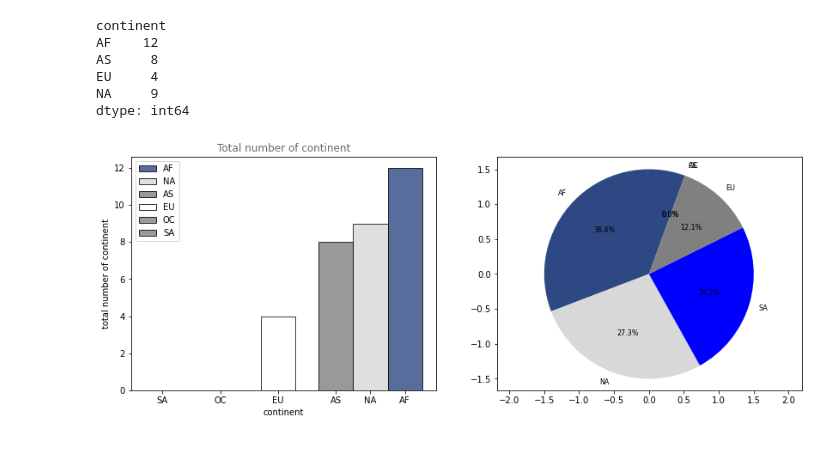
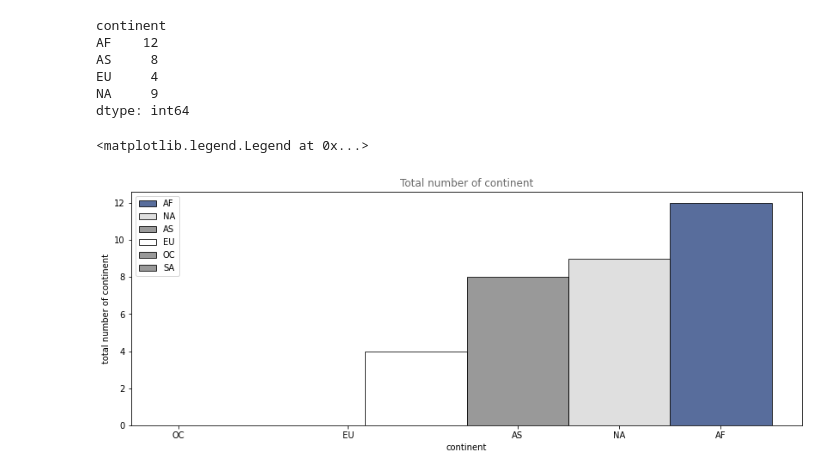
Before and after one commit to Ayoubkassi/Twitter_Comercial_Segments, a Jupyter notebook: Data_analysis.ipynb, the cells around one changed output. Drawn from its saved outputs; the diff is of its cells as text; code cells hidden in the pictures.

```diff
--- a/Data_analysis.ipynb
+++ b/Data_analysis.ipynb
@@ -134,41 +134,20 @@ dtype: int64
 # %%
 %matplotlib inline
 plt.figure(figsize=(14,5))
-plt.subplot(1,2,1)
 plt.ylabel('total number of continent')
 plt.xlabel('continent')
 plt.title('Total number of continent',color='dimgrey')
 plt.xticks([10,10.25,10.50,10.75,10.90,11.05],['SA','OC','EU','AS','NA','AF'])
 #creating bar plots
 plt.bar(11.05,12, color = '#2e4884', width = 0.15,alpha=0.8,label='AF',edgecolor='black')
 plt.bar(10.90,9, color = '#d8d8d8', width = 0.15,alpha=0.8,label='NA',edgecolor='black')
 plt.bar(10.75,8, color = 'grey', width = 0.15,alpha=0.8,label='AS',edgecolor='black')
-plt.bar(10.50,4, color = 'white', width = 0.15,alpha=0.8,label='EU',edgecolor='black')
-plt.bar(10.25,0,color = 'grey', width = 0.15,alpha=0.8,label='OC',edgecolor='black')
-plt.bar(10,0, color = 'grey', width = 0.15,alpha=0.8,label='SA',edgecolor='black')
+plt.bar(10.60,4, color = 'white', width = 0.15,alpha=0.8,label='EU',edgecolor='black')
+plt.bar(10.45,0,color = 'grey', width = 0.15,alpha=0.8,label='OC',edgecolor='black')
+plt.bar(10.30,0, color = 'grey', width = 0.15,alpha=0.8,label='SA',edgecolor='black')
 
 
 plt.legend()
-
-plt.subplot(1,2,2)
-s= [ 12,9,8,4,0,0]
-new = ['AF','NA','SA','EU','OC','AS']
-
-explode = (0, 0, 0,0,0,0)
-colours = {'AF': '#2e4884',
-           'NA': '#d8d8d8',
-           'AS': 'w',
-           'EU': 'grey',
-           'OC': 'r',
-           'SA': 'b'
-          }
-
-color ={'#2e4884','grey','#d8d8d8','w','r','b'}
-
-
-
-plt.pie(s, explode=explode, labels=new,colors=[colours[key] for key in new] , autopct='%1.1f%%',shadow=False, startangle=70,radius=1.5,frame=True,textprops={'fontsize': 8})
-plt.axis('equal')
-plt.show()
 # %% [output]
+<matplotlib.legend.Legend at 0x...>
-[figure, old version]
+[figure, new version]
```
Also changed, not shown: parts of 1 cell of this notebook.
